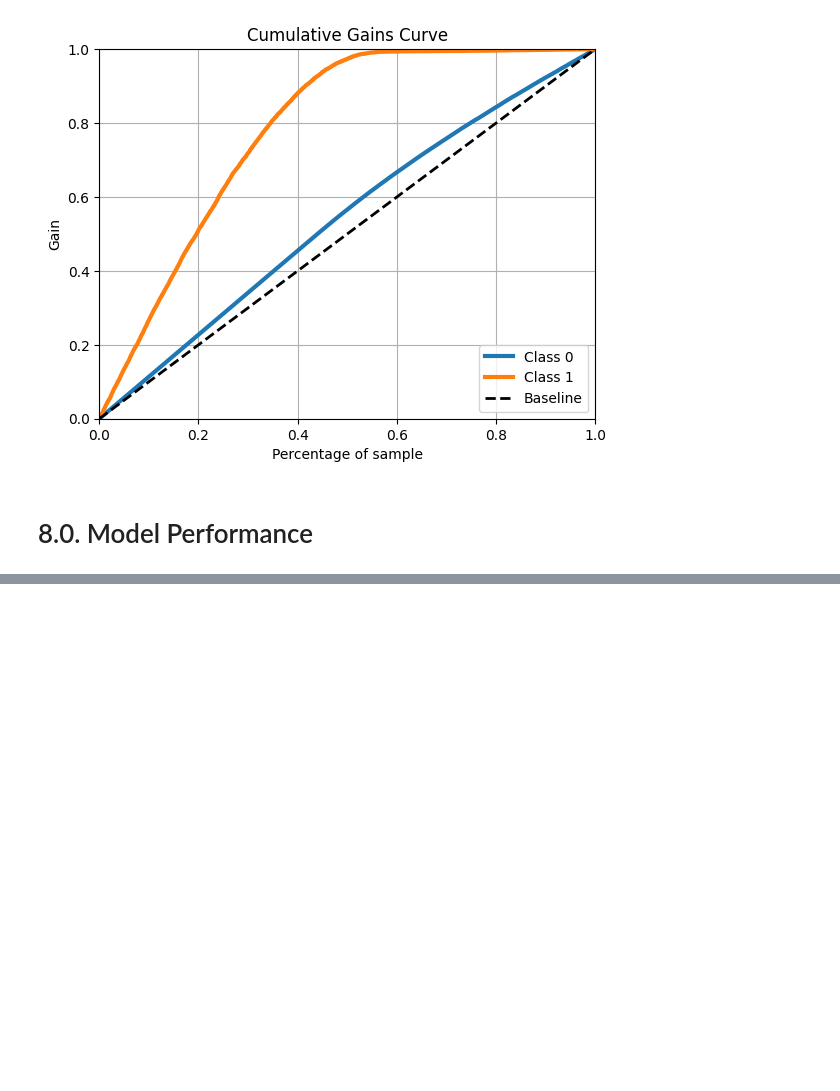
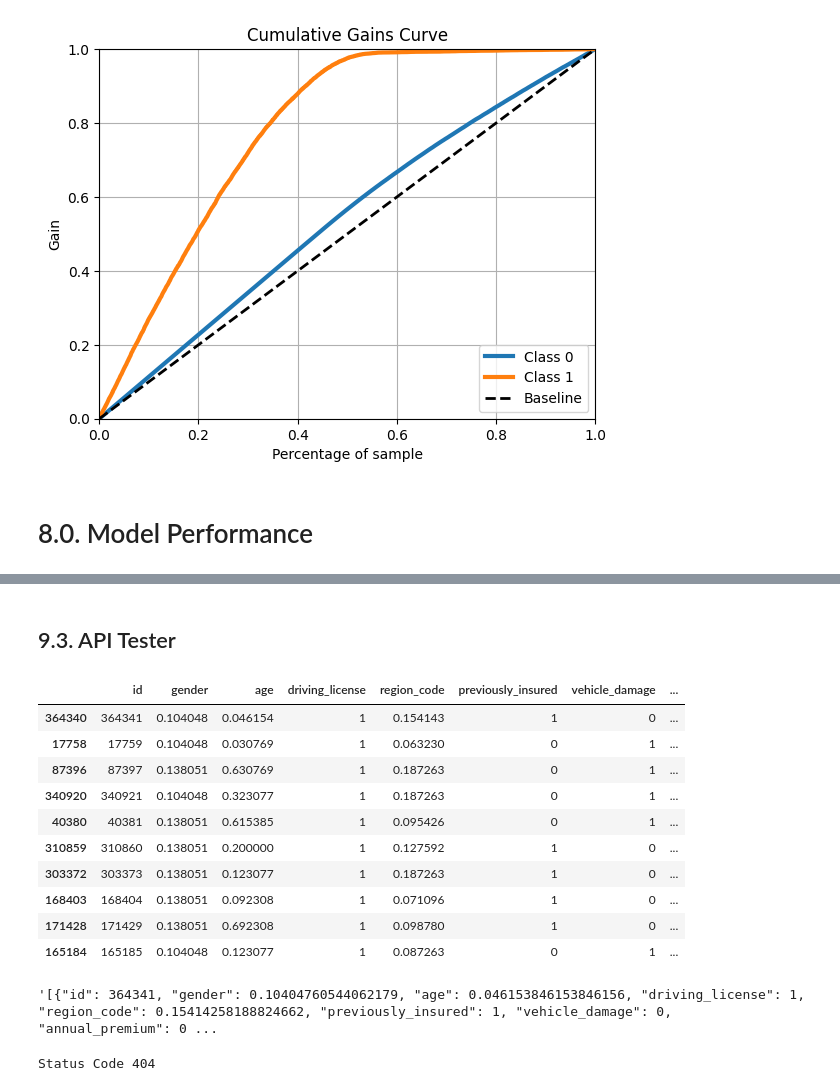
Before and after one commit to Raoni-Silva/Health_Insurance, a Jupyter notebook: health_insurance_cross-sell/notebooks/1.0.rhs_health_insurance_cross_sell.ipynb, the cells around one changed output, grey strips where cells are left out. Cells and saved outputs as stored; diff of their text form; code cells hidden in the pictures; blank space fills up the shorter version.

```diff
--- a/health_insurance_cross-sell/notebooks/1.0.rhs_health_insurance_cross_sell.ipynb
+++ b/health_insurance_cross-sell/notebooks/1.0.rhs_health_insurance_cross_sell.ipynb
@@ -494,0 +637,2 @@ Recall at k: 0.16851036408549028
+# %% [markdown]
+## 9.3. API Tester
@@ -494,0 +641,20 @@ Recall at k: 0.16851036408549028
+# %%
+# loading test dataset
+df_test = x_validation
+df_test['respose'] = y_validation
+# %%
+df_test = df_test.sample(10)
+# %%
+df_test
+# %% [output]
+|  | id | gender | age | driving_license | region_code | previously_insured | vehicle_damage | ... |
+| 364340 | 364341 | 0.104048 | 0.046154 | 1 | 0.154143 | 1 | 0 | ... |
+| 17758 | 17759 | 0.104048 | 0.030769 | 1 | 0.063230 | 0 | 1 | ... |
+| 87396 | 87397 | 0.138051 | 0.630769 | 1 | 0.187263 | 0 | 1 | ... |
+| 340920 | 340921 | 0.104048 | 0.323077 | 1 | 0.187263 | 0 | 1 | ... |
+| 40380 | 40381 | 0.138051 | 0.615385 | 1 | 0.095426 | 0 | 1 | ... |
+| 310859 | 310860 | 0.138051 | 0.200000 | 1 | 0.127592 | 1 | 0 | ... |
+| 303372 | 303373 | 0.138051 | 0.123077 | 1 | 0.187263 | 1 | 0 | ... |
+| 168403 | 168404 | 0.138051 | 0.092308 | 1 | 0.071096 | 1 | 0 | ... |
+| 171428 | 171429 | 0.138051 | 0.692308 | 1 | 0.098780 | 1 | 0 | ... |
+| 165184 | 165185 | 0.104048 | 0.123077 | 1 | 0.087263 | 0 | 1 | ... |
@@ -494,0 +664,14 @@ Recall at k: 0.16851036408549028
+# %%
+data
+# %% [output]
+'[{"id": 364341, "gender": 0.10404760544062179, "age": 0.046153846153846156, "driving_license": 1, "region_code": 0.15414258188824662, "previously_insured": 1, "vehicle_damage": 0, "annual_premium": 0 ...
+# %%
+# API Call
+#url = 'http://0.0.0.0:5000/predict'
+url = 'https://health-insurance-model.herokuapp.com/predict'
+header = {'Content-type':'application/json'}
+
+r = requests.post( url, data=data, headers=header )
+print( 'Status Code {}'.format( r.status_code ) )
+# %% [output]
+Status Code 404
```
Also changed, not shown: parts of 14 cells of this notebook.
